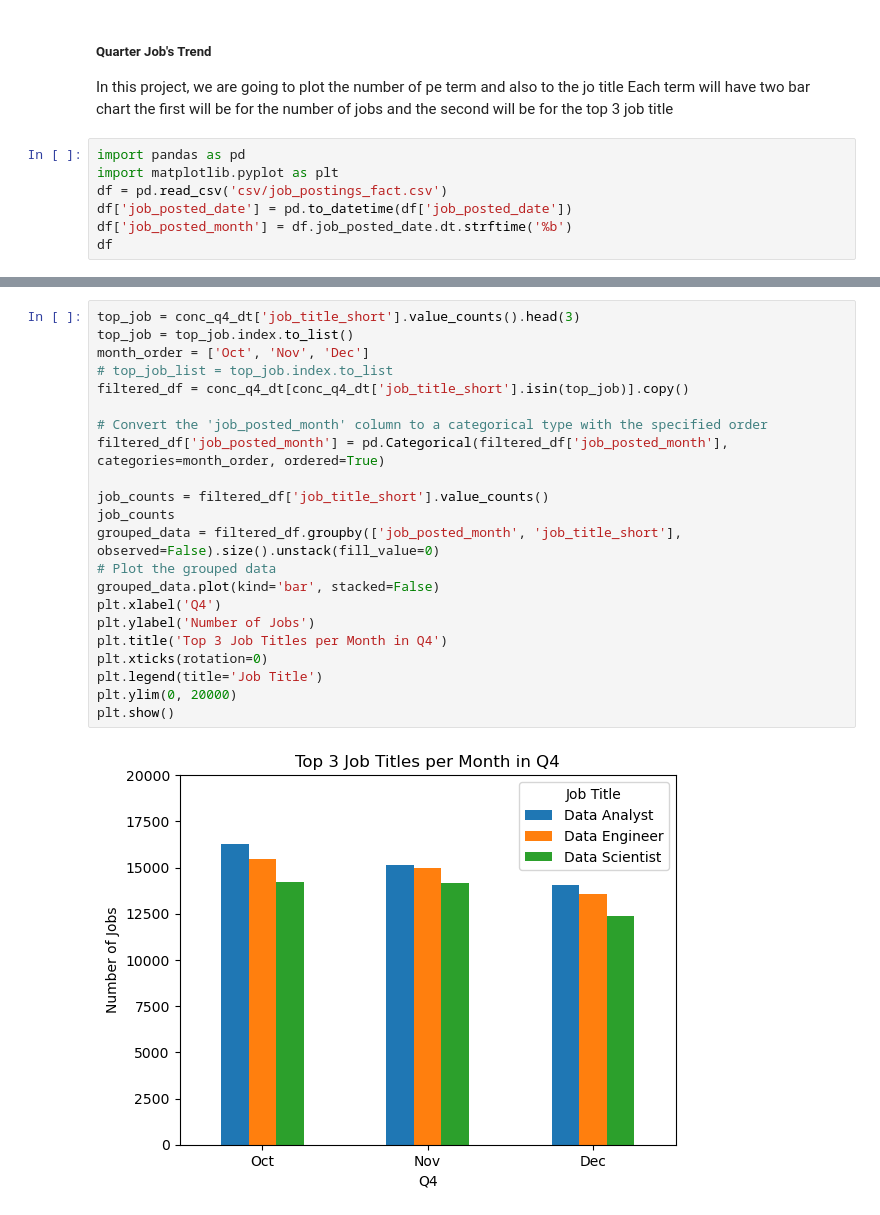
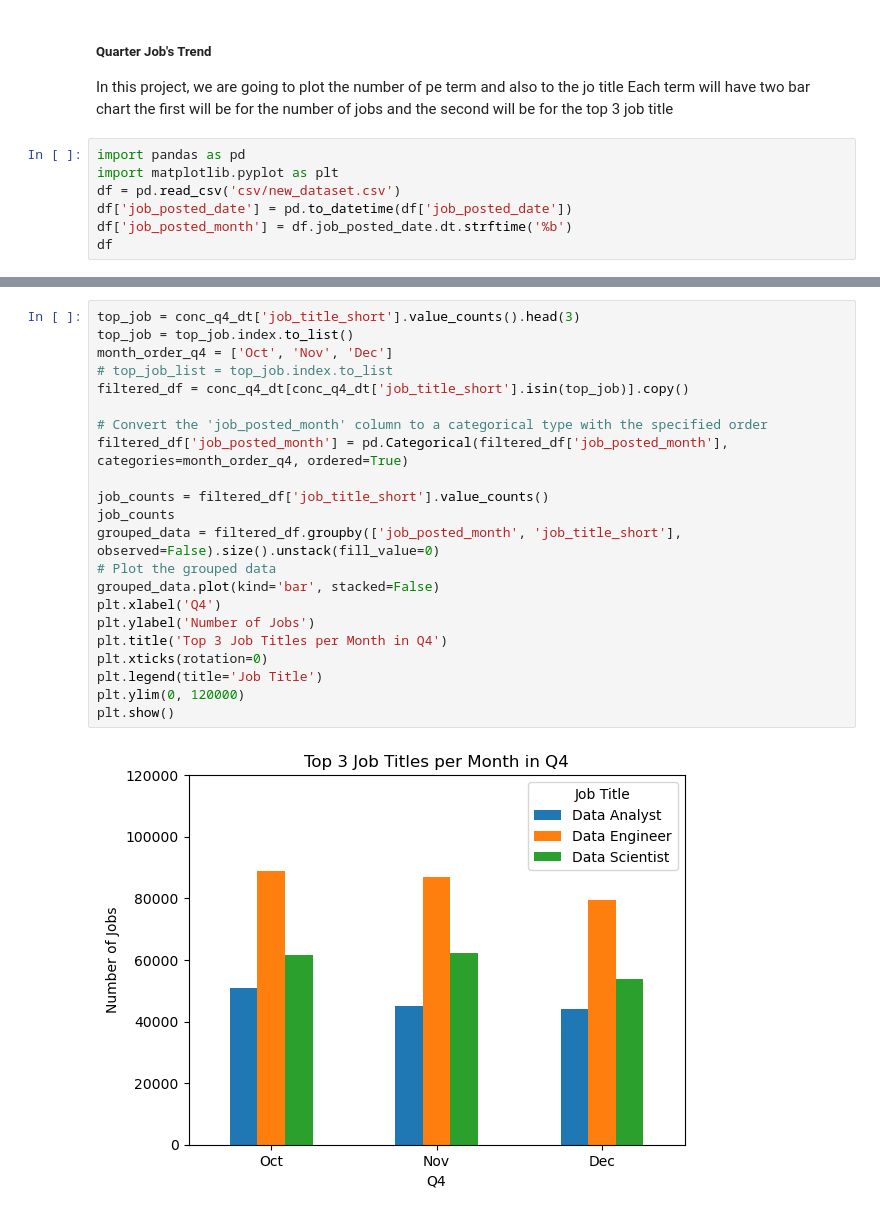
Before and after one commit to Lhecks/project_data_analysts, a Jupyter notebook: py_file_concatenate.ipynb, the cells around one changed output, grey strips where cells are left out. Cells and saved outputs as stored; diff of their text form.

```diff
--- a/py_file_concatenate.ipynb
+++ b/py_file_concatenate.ipynb
@@ -5,7 +5,7 @@ Each term will have two bar chart the first will be for the number of jobs and t
 # %%
 import pandas as pd
 import matplotlib.pyplot as plt
-df = pd.read_csv('csv/job_postings_fact.csv')
+df = pd.read_csv('csv/new_dataset.csv')
 df['job_posted_date'] = pd.to_datetime(df['job_posted_date'])
 df['job_posted_month'] = df.job_posted_date.dt.strftime('%b')
 df
@@ -194,24 +273,24 @@ plt.show()
 # %%
 top_job = conc_q4_dt['job_title_short'].value_counts().head(3)
 top_job = top_job.index.to_list()
-month_order = ['Oct', 'Nov', 'Dec']
+month_order_q4 = ['Oct', 'Nov', 'Dec']
 # top_job_list = top_job.index.to_list
 filtered_df = conc_q4_dt[conc_q4_dt['job_title_short'].isin(top_job)].copy()
 
 # Convert the 'job_posted_month' column to a categorical type with the specified order
-filtered_df['job_posted_month'] = pd.Categorical(filtered_df['job_posted_month'], categories=month_order, ordered=True)
+filtered_df['job_posted_month'] = pd.Categorical(filtered_df['job_posted_month'], categories=month_order_q4, ordered=True)
 
 job_counts = filtered_df['job_title_short'].value_counts()
 job_counts
 grouped_data = filtered_df.groupby(['job_posted_month', 'job_title_short'], observed=False).size().unstack(fill_value=0)
 # Plot the grouped data
 grouped_data.plot(kind='bar', stacked=False)
 plt.xlabel('Q4')
 plt.ylabel('Number of Jobs')
 plt.title('Top 3 Job Titles per Month in Q4')
 plt.xticks(rotation=0)
 plt.legend(title='Job Title')
-plt.ylim(0, 20000)
+plt.ylim(0, 120000)
 plt.show()
 # %% [output]
-[figure, old version]
+[figure, new version]
```
Also changed, not shown: parts of 17 cells of this notebook, 3 other files.
